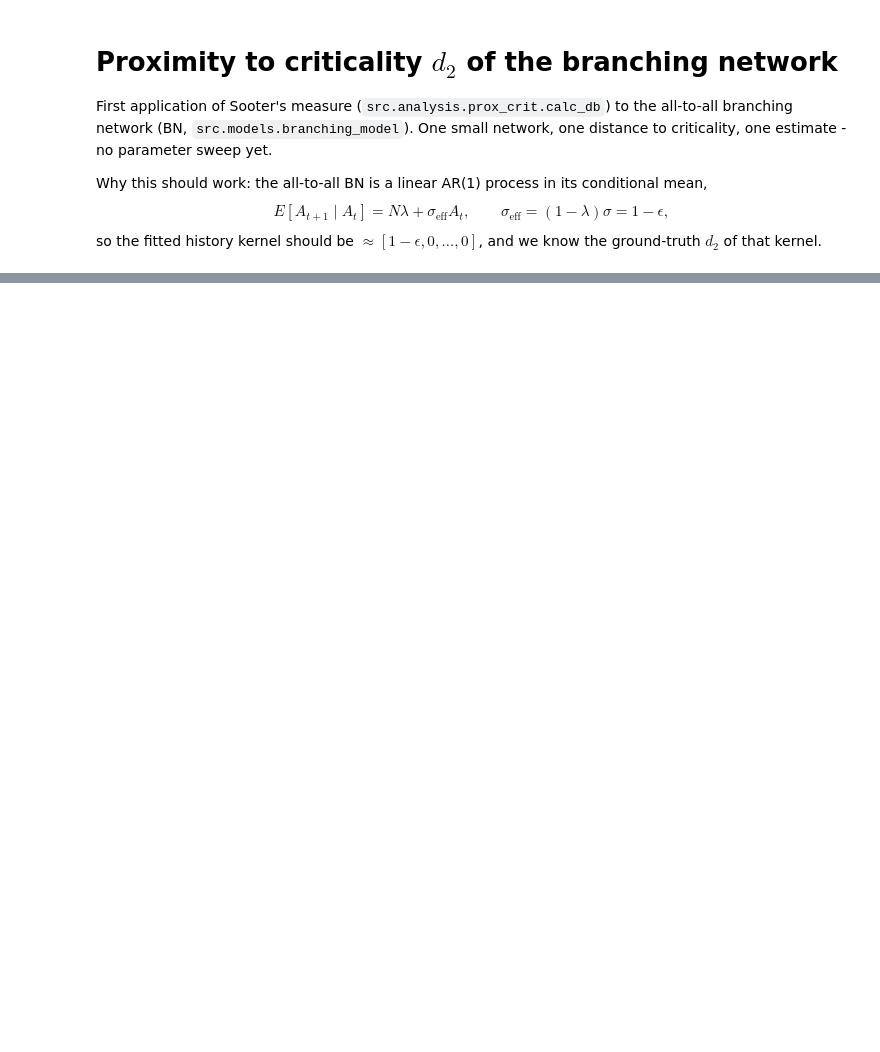
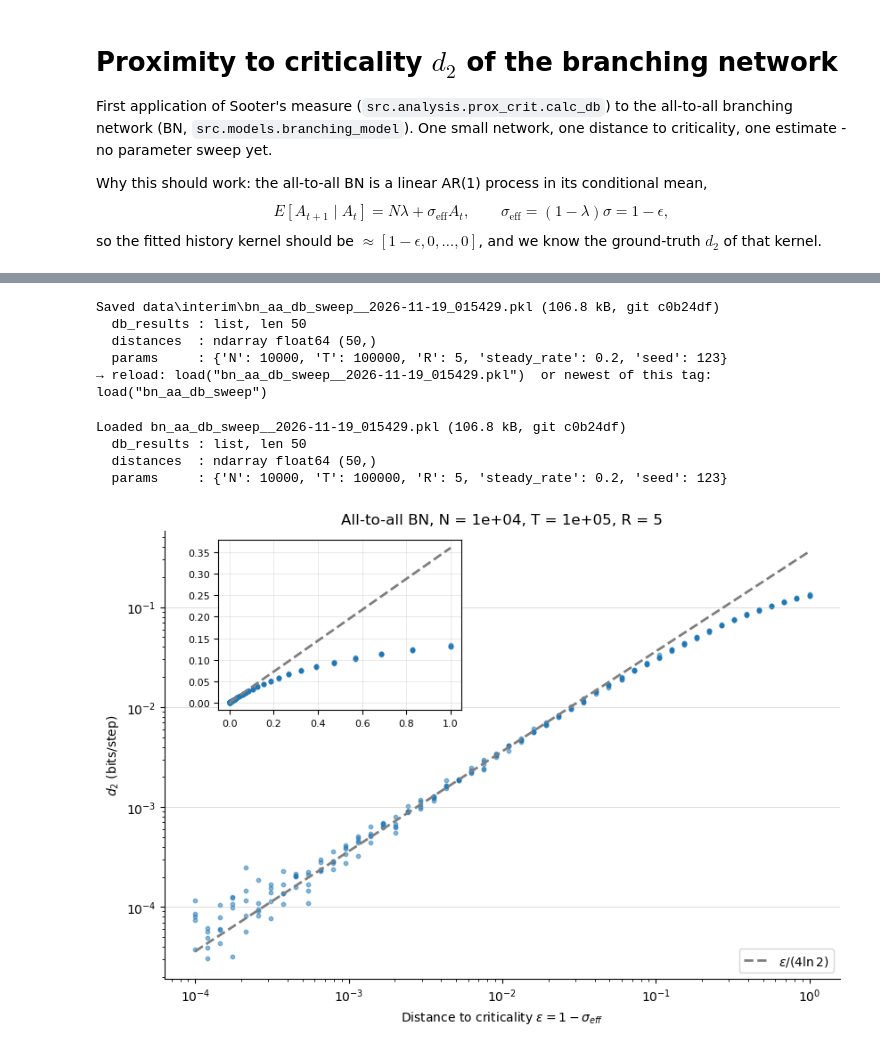
Before and after one commit to A-Potthoff/lab_rotation_1_Levina_Lab, a Jupyter notebook: notebooks/prox_crit_branching_network.ipynb, the cells around one changed output, grey strips where cells are left out. Drawn from its saved outputs; the diff is of its cells as text; code cells hidden in the pictures; blank space fills up the shorter version.

```diff
--- a/notebooks/prox_crit_branching_network.ipynb
+++ b/notebooks/prox_crit_branching_network.ipynb
@@ -112,0 +59,78 @@ order 1: closed form 0.003616, minimize_klr_b 0.003616 bits/step
+# %%
+# generate the data
+
+db_results = []  # db_results[i][r] = full DbResult for distances[i], run r
+for i, distance in enumerate(distances):
+    sigma, h = params_for_distance(rate=steady_rate, distance=distance)
+    A = bn_aa_population(N=N, sigma=sigma, T=T, h=h, R=R, seed=seed * i)
+    db_results.append([calc_db(x=A[r], **CALC_DB_DEFAULTS) for r in range(R)])
+
+path = save(
+    "bn_aa_db_sweep" + ("_debug" if debugging else ""),
+    db_results=db_results,
+    distances=distances,
+    params=dict(N=N, T=T, R=R, steady_rate=steady_rate, seed=seed),
+    keep=(
+        1 if debugging else None
+    ),  # debug runs: keep only the 1 newest; real runs: keep all
+)
+# %% [output]
+Saved data\interim\bn_aa_db_sweep__2026-11-19_015429.pkl (106.8 kB, git c0b24df)
+  db_results : list, len 50
+  distances  : ndarray float64 (50,)
+  params     : {'N': 10000, 'T': 100000, 'R': 5, 'steady_rate': 0.2, 'seed': 123}
+→ reload: load("bn_aa_db_sweep__2026-11-19_015429.pkl")  or newest of this tag: load("bn_aa_db_sweep")
+# %%
+# plot it
+data = load(
+    "bn_aa_db_sweep"
+)  # after a kernel restart: load("pif_aa_db_sweep") gets the newest run
+
+p = data.params
+db = np.array(
+    [[res.db for res in row] for row in data.db_results]
+)  # shape (num_dist, R)
+
+x = np.repeat(data.distances, p["R"])
+y = db.ravel()
+
+zoom_factor = 1.2
+
+d2_theory = data.distances / (4 * np.log(2))
+
+def draw(ax):
+    """Everything that appears in both the main plot and the inset."""
+    ax.scatter(x, y, color="tab:blue", alpha=0.5, s=10)
+    ax.plot(
+        data.distances,
+        d2_theory,
+        color="tab:gray",
+        linestyle="--",
+        linewidth=2,
+        label=r"$\epsilon / (4 \ln 2)$",
+    )
+
+
+fig, ax = plt.subplots(
+    figsize=(10 / zoom_factor, 7 / zoom_factor), layout="constrained"
+)
+draw(ax)
+ax.set(
+    xscale="log",
+    yscale="log",
+    xlabel=r"Distance to criticality $\epsilon = 1 - \sigma_{{eff}}$",
+    ylabel=r"$d_2$ (bits/step)",
+    title=rf"All-to-all BN, N = {p['N']:.4g}, T = {p['T']:.4g}, R = {p['R']:.4g}",
+)
+ax.legend()
+ax.grid(axis="y", alpha=0.5, linewidth=0.6)
+ax.spines[["top", "right"]].set_visible(False)
+
+add_linear_inset(ax, draw=draw, corner="upper left", overlap="forbid")
+plt.show()
+# %% [output]
+Loaded bn_aa_db_sweep__2026-11-19_015429.pkl (106.8 kB, git c0b24df)
+  db_results : list, len 50
+  distances  : ndarray float64 (50,)
+  params     : {'N': 10000, 'T': 100000, 'R': 5, 'steady_rate': 0.2, 'seed': 123}
+[figure, added]
```
Also changed, not shown: parts of 9 cells of this notebook, 13 other files.
